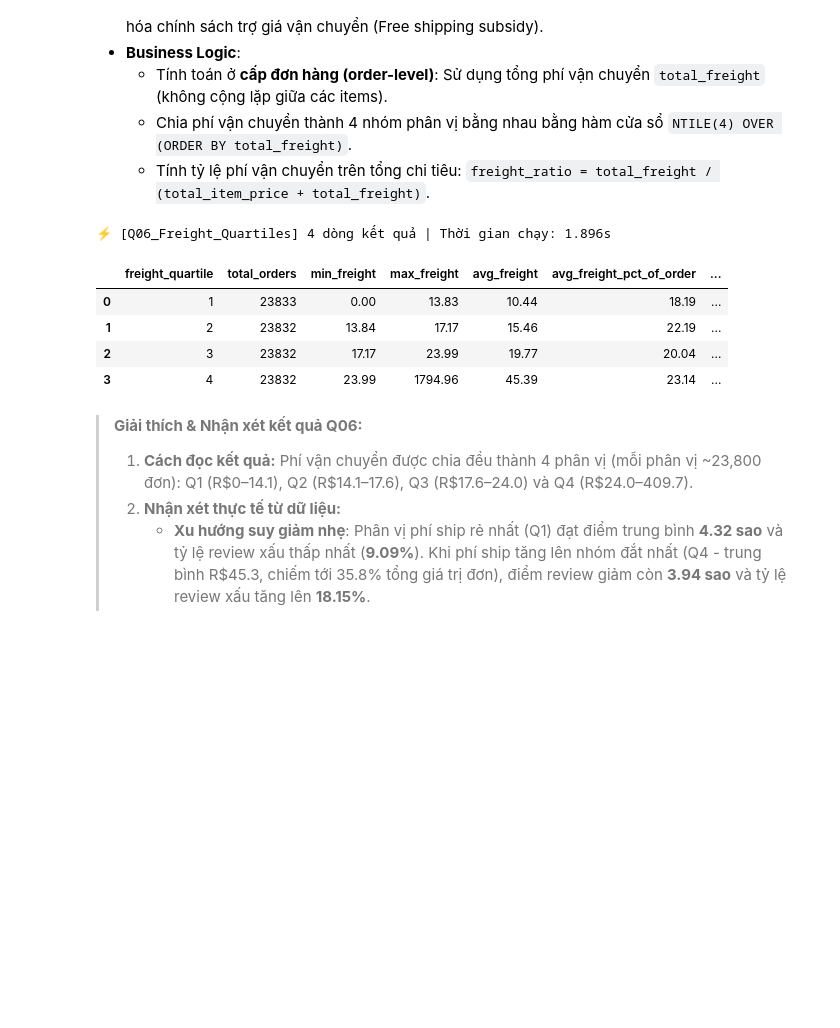
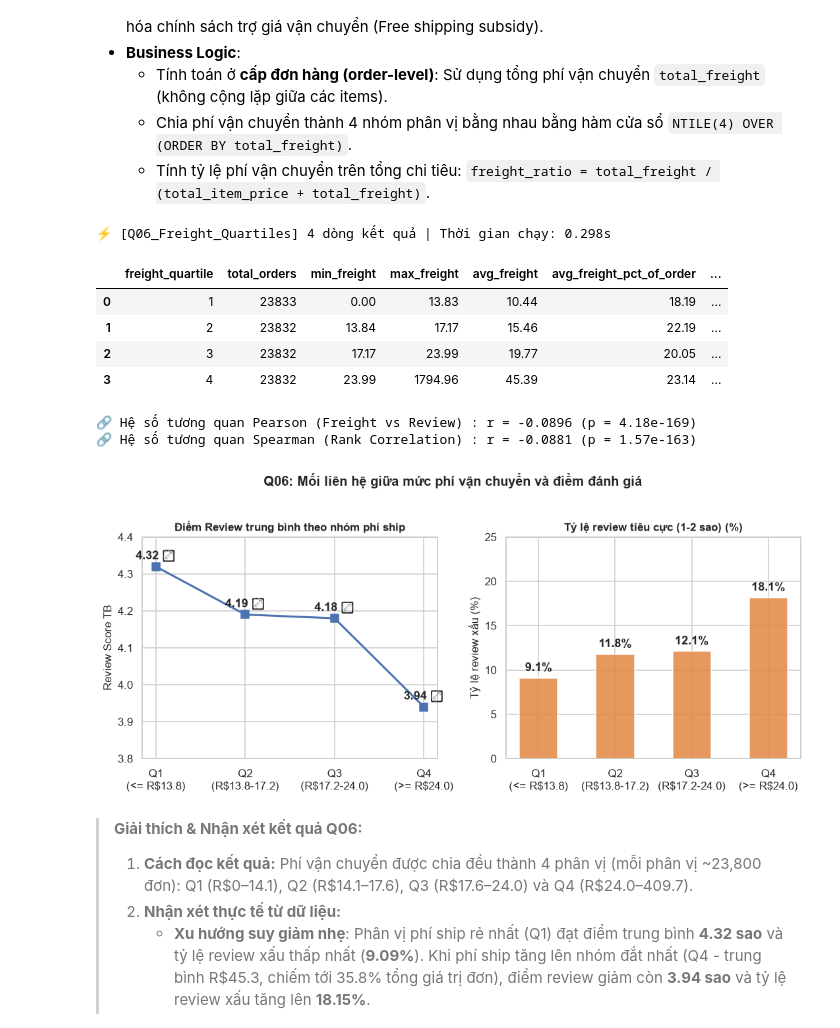
Before and after one commit to TrungTayNA/ADY291c-AI2107-Group2, a Jupyter notebook: Notebooks/03_sql.ipynb, the cells around one changed output. Drawn from its saved outputs; the diff is of its cells as text; code cells hidden in the pictures; blank space fills up the shorter version.

```diff
--- a/Notebooks/03_sql.ipynb
+++ b/Notebooks/03_sql.ipynb
@@ -133,8 +133,11 @@ def get_connection(db_path=DB_PATH):
     conn = sqlite3.connect(str(db_path))
     conn.execute("PRAGMA foreign_keys = ON;")
     conn.execute("PRAGMA journal_mode = WAL;")
-    conn.execute("PRAGMA cache_size = -64000;")  # 64MB Cache
+    conn.execute("PRAGMA cache_size = -262144;")  # 256MB Cache
+    conn.execute("PRAGMA temp_store = MEMORY;")    # Temp B-tree cho window/count(distinct)
+    conn.execute("PRAGMA mmap_size = 268435456;")  # 256MB memory-mapped I/O
     conn.execute("PRAGMA synchronous = NORMAL;")
+    conn.execute("PRAGMA busy_timeout = 5000;")
     return conn
 
 def check_database_health(conn):
@@ -950,18 +981,17 @@ plt.show()
   * Tính tỷ lệ phí vận chuyển trên tổng chi tiêu: `freight_ratio = total_freight / (total_item_price + total_freight)`.
 # %%
 # Q06: Phân tích phí vận chuyển theo 4 phân vị (Quartiles)
+# SQLite chỉ trả 4 nhóm đã tổng hợp; không chuyển toàn bộ 95k dòng sang pandas
 sql_q06 = """
--- Q06: Phân bổ phí vận chuyển thành 4 Quartiles và tính các chỉ số đánh giá
-WITH freight_tiers AS (
-    SELECT
-        review_score,
-        is_low_review,
-        total_freight,
-        total_item_price,
-        freight_ratio,
-        NTILE(4) OVER (ORDER BY total_freight) AS freight_quartile
-    FROM v_review_order_features
-    WHERE total_freight IS NOT NULL AND total_item_price > 0
+WITH base AS (
+    SELECT review_score, is_low_review, total_freight, freight_ratio
+    FROM fact_review_order
+    WHERE total_freight IS NOT NULL
+      AND total_item_price > 0
+      AND freight_ratio IS NOT NULL
+), ranked AS (
+    SELECT *, NTILE(4) OVER (ORDER BY total_freight) AS freight_quartile
+    FROM base
 )
 SELECT
     freight_quartile,
@@ -971,58 +1001,62 @@ SELECT
     ROUND(AVG(total_freight), 2) AS avg_freight,
     ROUND(AVG(freight_ratio) * 100, 2) AS avg_freight_pct_of_order,
     ROUND(AVG(review_score), 2) AS avg_review_score,
-    ROUND(100.0 * SUM(is_low_review) / COUNT(*), 2) AS low_review_rate_pct
-FROM freight_tiers
+    ROUND(AVG(is_low_review) * 100, 2) AS low_review_rate_pct
+FROM ranked
 GROUP BY freight_quartile
 ORDER BY freight_quartile;
 """
 df_q06 = run_query("Q06_Freight_Quartiles", sql_q06)
 display(df_q06)
 
-# Tính hệ số tương quan Pearson và Spearman
-corr_data = pd.read_sql_query("""
-SELECT total_freight, freight_ratio, review_score
-FROM v_review_order_features
-WHERE total_freight IS NOT NULL AND freight_ratio IS NOT NULL;
+# Tương quan chỉ đọc hai cột cần thiết; thu gọn trên SQL thay cho NTILE/raw
+df_q06_corr = pd.read_sql_query("""
+SELECT total_freight, review_score
+FROM fact_review_order
+WHERE total_freight IS NOT NULL
+  AND total_item_price > 0
+  AND freight_ratio IS NOT NULL;
 """, conn)
-
-p_corr, p_pval = stats.pearsonr(corr_data["total_freight"], corr_data["review_score"])
-s_corr, s_pval = stats.spearmanr(corr_data["total_freight"], corr_data["review_score"])
+p_corr, p_pval = stats.pearsonr(df_q06_corr["total_freight"], df_q06_corr["review_score"])
+s_corr, s_pval = stats.spearmanr(df_q06_corr["total_freight"], df_q06_corr["review_score"])
 print(f"🔗 Hệ số tương quan Pearson (Freight vs Review) : r = {p_corr:.4f} (p = {p_pval:.2e})")
 print(f"🔗 Hệ số tương quan Spearman (Rank Correlation) : r = {s_corr:.4f} (p = {s_pval:.2e})")
 
 # Trực quan hóa Q06
 fig, (ax1, ax2) = plt.subplots(1, 2, figsize=(10, 4.5))
 
 labels = [f"Q1\n(<= R${df_q06.loc[0, 'max_freight']:.1f})",
           f"Q2\n(R${df_q06.loc[1, 'min_freight']:.1f}-{df_q06.loc[1, 'max_freight']:.1f})",
           f"Q3\n(R${df_q06.loc[2, 'min_freight']:.1f}-{df_q06.loc[2, 'max_freight']:.1f})",
           f"Q4\n(>= R${df_q06.loc[3, 'min_freight']:.1f})"]
 
 ax1.plot(labels, df_q06["avg_review_score"], marker='s', color="#4C72B0", lw=2, markersize=8)
 ax1.set_title("Điểm Review trung bình theo nhóm phí ship", fontsize=11, fontweight='bold')
 ax1.set_ylabel("Review Score TB", fontsize=11)
 ax1.set_ylim(3.8, 4.4)
 for i, v in enumerate(df_q06["avg_review_score"]):
     ax1.text(i, v + 0.02, f"{v:.2f} ⭐", ha='center', fontweight='bold')
 
 ax2.bar(labels, df_q06["low_review_rate_pct"], color="#E28743", alpha=0.85, width=0.5)
 ax2.set_title("Tỷ lệ review tiêu cực (1-2 sao) (%)", fontsize=11, fontweight='bold')
 ax2.set_ylabel("Tỷ lệ review xấu (%)", fontsize=11)
 ax2.set_ylim(0, 25)
 for i, v in enumerate(df_q06["low_review_rate_pct"]):
     ax2.text(i, v + 0.8, f"{v:.1f}%", ha='center', fontweight='bold')
 
 plt.suptitle("Q06: Mối liên hệ giữa mức phí vận chuyển và điểm đánh giá", fontsize=13, fontweight='bold', y=1.02)
 plt.tight_layout()
 plt.show()
 # %% [output]
-⚡ [Q06_Freight_Quartiles] 4 dòng kết quả | Thời gian chạy: 1.896s
+⚡ [Q06_Freight_Quartiles] 4 dòng kết quả | Thời gian chạy: 0.298s
 |  | freight_quartile | total_orders | min_freight | max_freight | avg_freight | avg_freight_pct_of_order | ... |
 | 0 | 1 | 23833 | 0.00 | 13.83 | 10.44 | 18.19 | ... |
 | 1 | 2 | 23832 | 13.84 | 17.17 | 15.46 | 22.19 | ... |
-| 2 | 3 | 23832 | 17.17 | 23.99 | 19.77 | 20.04 | ... |
+| 2 | 3 | 23832 | 17.17 | 23.99 | 19.77 | 20.05 | ... |
 | 3 | 4 | 23832 | 23.99 | 1794.96 | 45.39 | 23.14 | ... |
+🔗 Hệ số tương quan Pearson (Freight vs Review) : r = -0.0896 (p = 4.18e-169)
+🔗 Hệ số tương quan Spearman (Rank Correlation) : r = -0.0881 (p = 1.57e-163)
+[figure, added]
 # %% [markdown]
 > **Giải thích & Nhận xét kết quả Q06:**
 > 1. **Cách đọc kết quả:** Phí vận chuyển được chia đều thành 4 phân vị (mỗi phân vị ~23,800 đơn): Q1 (R\$0–14.1), Q2 (R\$14.1–17.6), Q3 (R\$17.6–24.0) và Q4 (R\$24.0–409.7).
```
Also changed, not shown: parts of 15 cells of this notebook.
